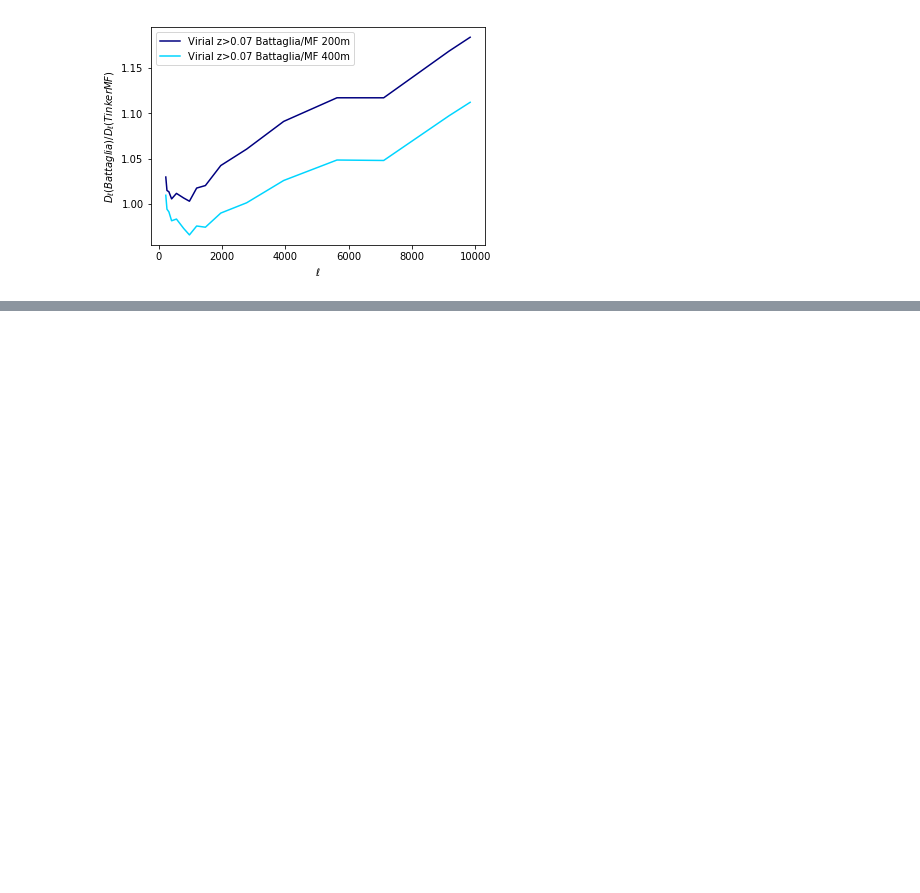
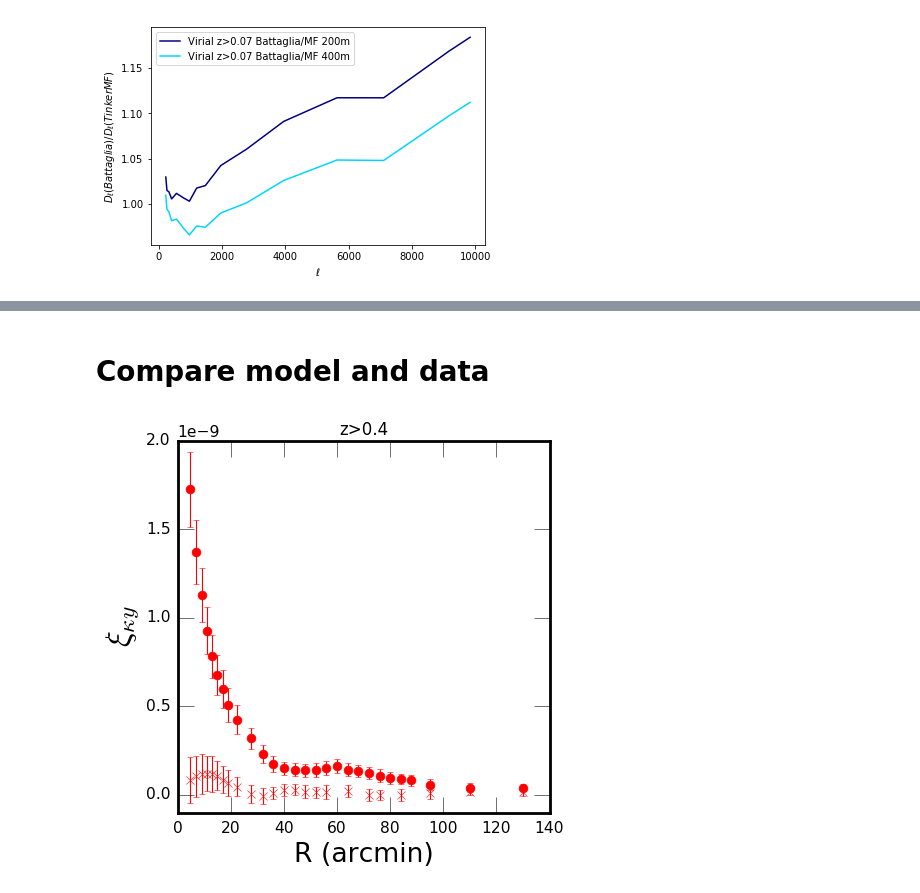
Before and after one commit to vvinuv/HaloModel, a Jupyter notebook: plotting_scripts/make_plots.ipynb, the cells around one changed output, grey strips where cells are left out. Saved outputs shown, nothing was run; the diff lists cells and outputs as text; code cells hidden in the pictures; blank space fills up the shorter version.

```diff
--- a/plotting_scripts/make_plots.ipynb
+++ b/plotting_scripts/make_plots.ipynb
@@ -121,0 +174,29 @@ pl.legend(loc=0)
+# %% [markdown]
+# Compare model and data
+# %%
+mytools.matrc_small()
+ifile = np.load('../data/kappa_y_y1_mcal_milca_0_11.00_bs1p0_sb.npz') #New convergence map using mcal with z>0.4
+theta_arcmin = ifile['theta_arcmin']
+ey = ifile['ey']
+ey_err = np.sqrt(np.diagonal(ifile['ey_cov']))
+by = ifile['by']
+by_err = np.sqrt(np.diagonal(ifile['by_cov']))
+
+
+pl.errorbar(theta_arcmin, ey, ey_err, c='r', mfc='r', mec='r', marker='o', ms=8, label='', ls='')
+pl.errorbar(theta_arcmin, by, by_err, c='r', mfc=None, marker='x', ms=8, label='', ls='')
+
+r_arcmin, cl1h, cl2h, cl = np.genfromtxt('../data/xi_ky_z0p4.dat', unpack=True)
+#pl.plot(r_arcmin, cl, c='k', label='Halo model')
+#pl.plot(r_arcmin, cl1h, c='g', label='1-halo')
+#pl.plot(r_arcmin, cl2h, c='b', label='2-halo')
+pl.ylim([-1e-10, 2e-9])
+pl.xlabel('Radius (arcmin)')
+pl.ylabel(r'$\xi_{\kappa y}$')
+pl.title('z>0.4')
+pl.legend(loc=0)
+pl.ylabel(r'$\xi_{\kappa y}$', fontsize=30)
+pl.xlabel('R (arcmin)', fontsize=24)
+pl.savefig('../figs/correlation_milca_halo_z0p4.pdf', bbox_inches='tight')
+# %% [output]
+[figure, added]
```
Also changed, not shown: parts of 16 cells of this notebook, 2 other files.
